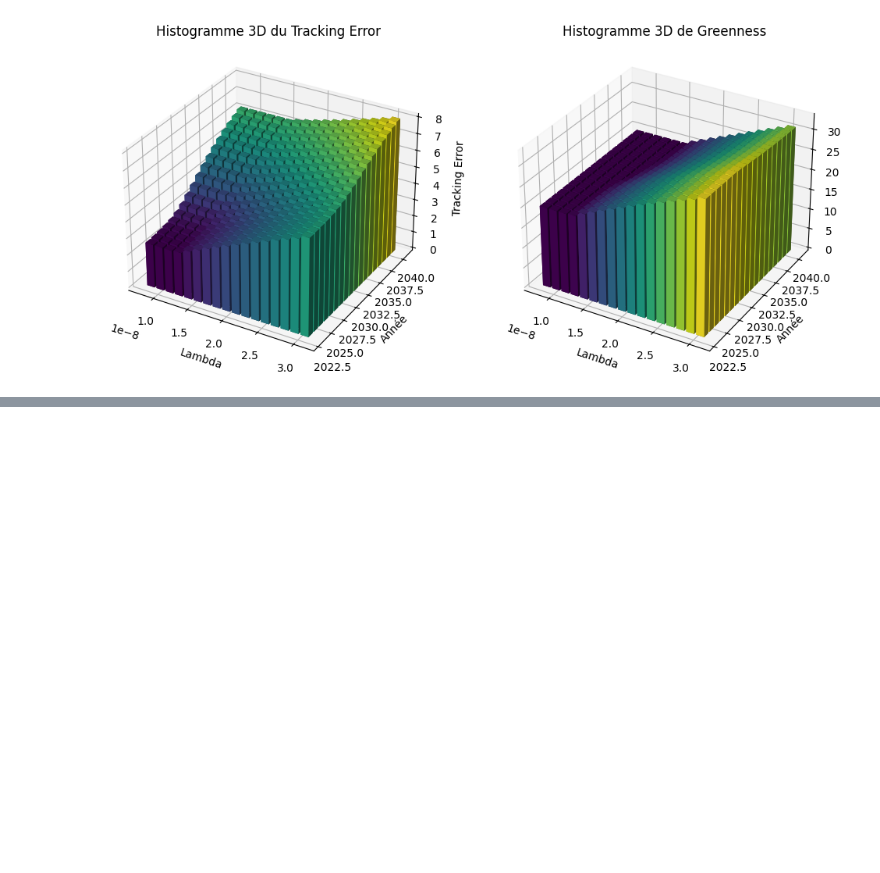
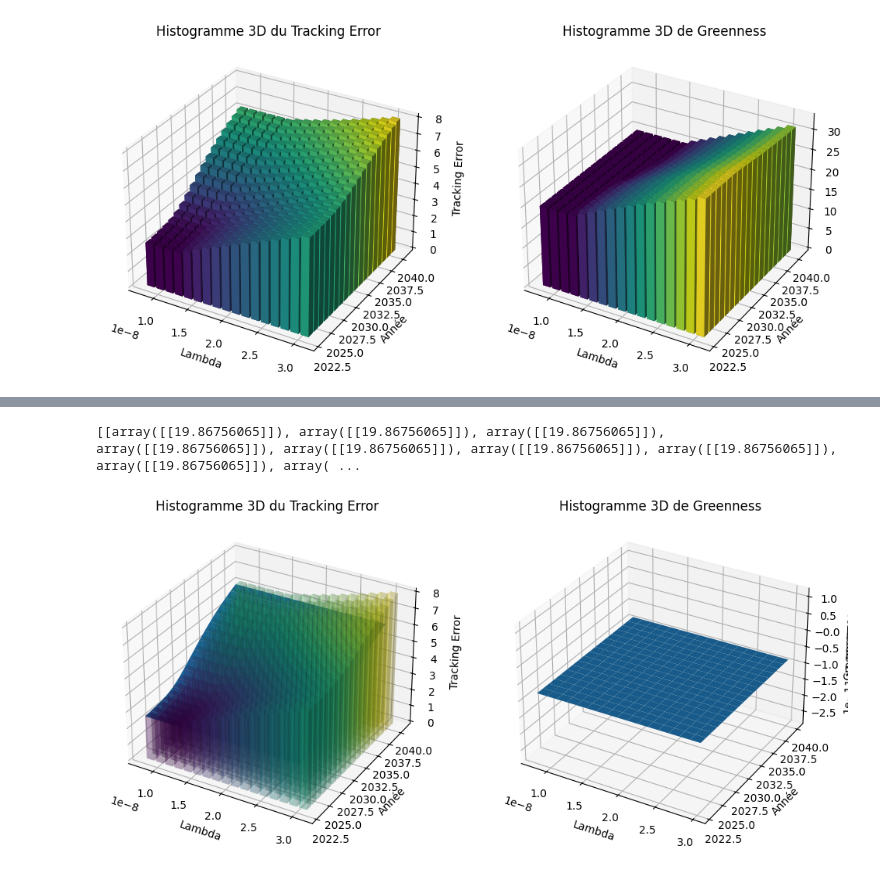
Before and after one commit to MoutetMaxime/net-zero-portfolio, a Jupyter notebook: optimization_lambda.ipynb, the cells around one changed output, grey strips where cells are left out. Cells and saved outputs as stored; diff of their text form; code cells hidden in the pictures; blank space fills up the shorter version.

```diff
--- a/optimization_lambda.ipynb
+++ b/optimization_lambda.ipynb
@@ -239,14 +239,17 @@ for l in lambdas:
 # %%
 from mpl_toolkits.mplot3d import Axes3D
-
-te_array = [np.sqrt(te[i][0][0])*1e4 for i in range(len(te))]
+lambdas = np.linspace(8e-9,3e-8,17)
 te_plot = [[np.sqrt(te_year[i][j][0][0])*1e4 for j in range(len(te_year[i]))] for i in range(len(te_year))]
 te_plot = np.array(te_plot).squeeze()
+print(te_plot.shape)
 
 green_plot = [[(Green.T @ x)[0][0] for x in x_list_year[i]] for i in range(len(x_list_year))]
 green_plot = np.array(green_plot).squeeze()
+print(green_plot.shape)
 
 # Create a meshgrid for the years and lambdas
+t0=2023
+t = 2040
 years = np.arange(t0, t + 1)
 lambdas_grid, years_grid = np.meshgrid(lambdas, years)
 
@@ -319,0 +397,32 @@ plt.show()
+# %%
+te_plot_green = [[np.sqrt(te_green[j][0][0])*1e4 for j in range(len(te_year[0]))] for i in range(len(te_year))]
+te_plot_green = np.array(te_plot_green).squeeze()
+
+green_plot_ = [[Green.T@x_list_green[j] for j in range(len(te_year[0]))] for i in range(len(x_list_year))]
+green_plot_ = np.array(green_plot_).squeeze()
+print(green_plot_)
+
+fig = plt.figure(figsize=(12, 8))
+ax1 = fig.add_subplot(121, projection='3d')
+ax2 = fig.add_subplot(122, projection='3d')
+
+# Création de l'histogramme 3D
+ax1.bar3d(xpos, ypos, zpos, dx, dy, dz1, color=colors1, shade=True, alpha = 0.2)
+ax1.plot_surface(lambdas_grid, years_grid, te_plot_green.T)
+#ax2.bar3d(xpos, ypos, zpos, dx, dy, dz2, color=colors2, shade=True, alpha = 0.2)
+ax2.plot_surface(lambdas_grid, years_grid, green_plot_.T)
+
+# Labels et titre
+ax1.set_xlabel("Lambda")
+ax1.set_ylabel("Année")
+ax1.set_zlabel("Tracking Error")
+ax1.set_title("Histogramme 3D du Tracking Error")
+ax2.set_xlabel("Lambda")
+ax2.set_ylabel("Année")
+ax2.set_zlabel("Greenness")
+ax2.set_title("Histogramme 3D de Greenness")
+
+plt.show()
+# %% [output]
+[[array([[19.86756065]]), array([[19.86756065]]), array([[19.86756065]]), array([[19.86756065]]), array([[19.86756065]]), array([[19.86756065]]), array([[19.86756065]]), array([[19.86756065]]), array( ...
+[figure, added]
```
Also changed, not shown: parts of 3 cells of this notebook.
